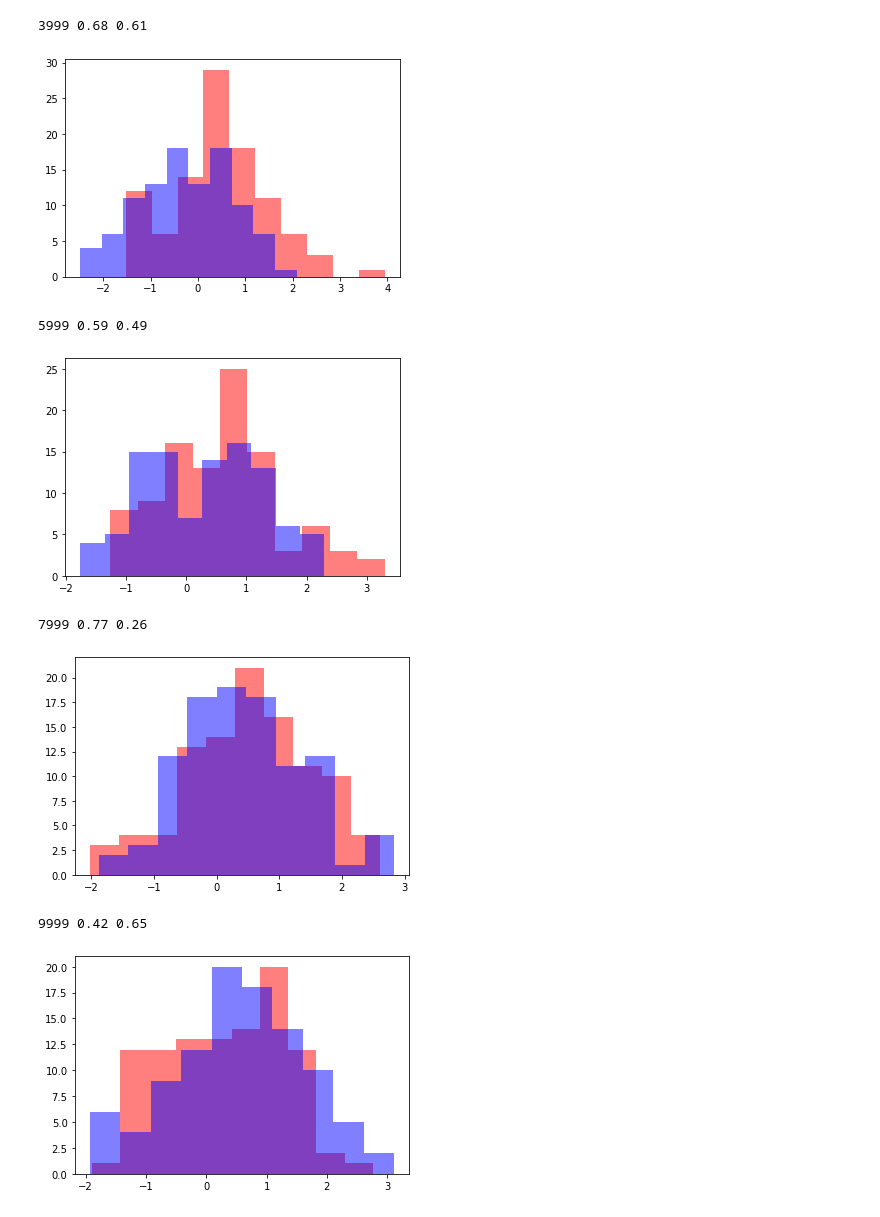
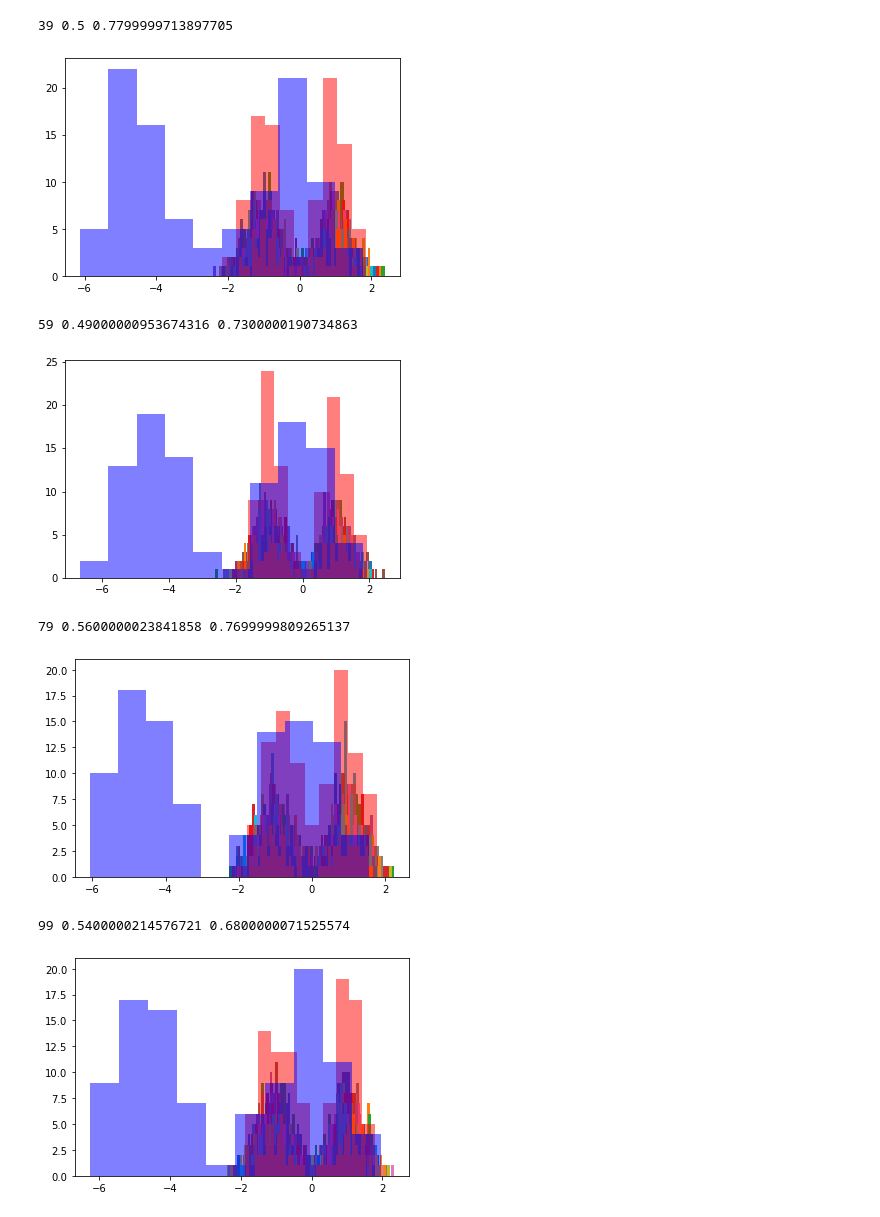
Before and after one commit to krishdesai7/SymmetryDiscovery, a Jupyter notebook: SymmetryGAN/b + c*x.ipynb, the cells around one changed output. Saved outputs shown, nothing was run; the diff lists cells and outputs as text; code cells hidden in the pictures.

```diff
--- a/SymmetryGAN/b + c*x.ipynb
+++ b/SymmetryGAN/b + c*x.ipynb
@@ -88,7 +84,13 @@ def define_gan(generator, discriminator):
 
 # generate n real samples with class labels
 def generate_real_samples(n):
-	X = np.random.normal(0.5,1,n)
+	mu, sigma = -1, 0.4
+	mu2, sigma2 = 1, 0.4
+	X1 = np.random.normal(mu, sigma, n//2)
+	X2 = np.random.normal(mu2, sigma2, n//2)
+	X = np.concatenate([X1, X2])
+	#X = np.random.normal(0, 1, n)
+	plt.hist(X, bins=50)
 	y = ones((n, 1))
 	return X, y
 
@@ -182,11 +175,11 @@ WARNING:tensorflow:Discrepancy between trainable weights and collected trainable
-3999 0.68 0.61
+39 0.5 0.7799999713897705
-[figure, old version]
+[figure, new version]
-5999 0.59 0.49
+59 0.49000000953674316 0.7300000190734863
-[figure, old version]
+[figure, new version]
-7999 0.77 0.26
+79 0.5600000023841858 0.7699999809265137
-[figure, old version]
+[figure, new version]
-9999 0.42 0.65
+99 0.5400000214576721 0.6800000071525574
-[figure, old version]
+[figure, new version]
 # %%
 xx = generate_fake_samples(generator, 100000)
 yy = generate_real_samples(100000)
```
Also changed, not shown: parts of 7 cells of this notebook, 12 other files.
